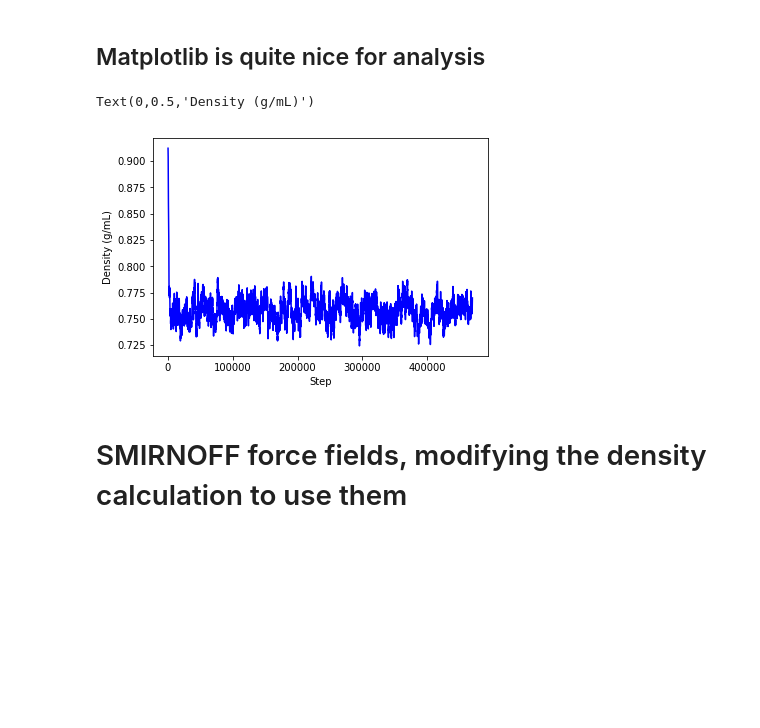
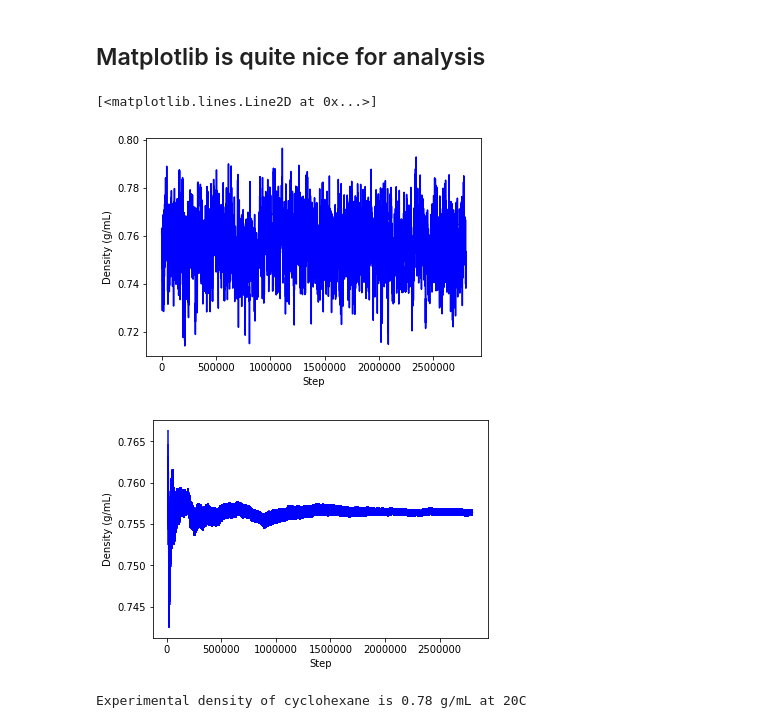
Before and after one commit to QCMM/workshop2017, a Jupyter notebook: Free_energy_day1/OpenMM/Session2.ipynb, the cells around one changed output. Saved outputs shown, nothing was run; the diff lists cells and outputs as text; code cells hidden in the pictures; blank space fills up the shorter version.

```diff
--- a/Free_energy_day1/OpenMM/Session2.ipynb
+++ b/Free_energy_day1/OpenMM/Session2.ipynb
@@ -332,17 +332,19 @@ Current density mean std error = 0.000996 g/mL
 # %%
 # Prep matplotlib/pylab to display here
 %matplotlib inline
 from pylab import *
 
 # Load density
-d = pd.read_csv('sample_files/density_sample.csv', names=["step", "U", "Temperature", "Density"], skiprows=1)
+
+d = pd.read_csv('density_simulation/prod/phenol_toluene_cyclohexane_1_10_100_prod.csv', names=["step", "U", "Temperature", "Density"], skiprows=1)
 
 # Plot instantaneous density
-plot( np.array(d.step), np.array(d.Density), 'b-')
+
 xlabel('Step')
 ylabel('Density (g/mL)')
+plot( np.array(d.step), np.array(d.Density), 'b-')
 # %% [output]
-Text(0,0.5,'Density (g/mL)')
+[<matplotlib.lines.Line2D at 0x...>]
-[figure, old version]
+[figure, new version]
 # %%
 #Detect equilibration
@@ -380,2 +364,0 @@ show()
-# %% [markdown]
-# SMIRNOFF force fields, modifying the density calculation to use them
@@ -383,0 +365,11 @@ import pandas
+# %%
+# Plot
+figure()
+errorbar(stepnrs[2:], mean_density, yerr=mean_density_stderr, fmt='b-' )
+xlabel('Step')
+ylabel('Density (g/mL)')
+show()
+print("Experimental density of cyclohexane is 0.78 g/mL at 20C" ) # per PubChem, https://pubchem.ncbi.nlm.nih.gov/compound/cyclohexane#section=Solubility
+# %% [output]
+[figure, added]
+Experimental density of cyclohexane is 0.78 g/mL at 20C
```
Also changed, not shown: parts of 9 cells of this notebook, 2 other files.
